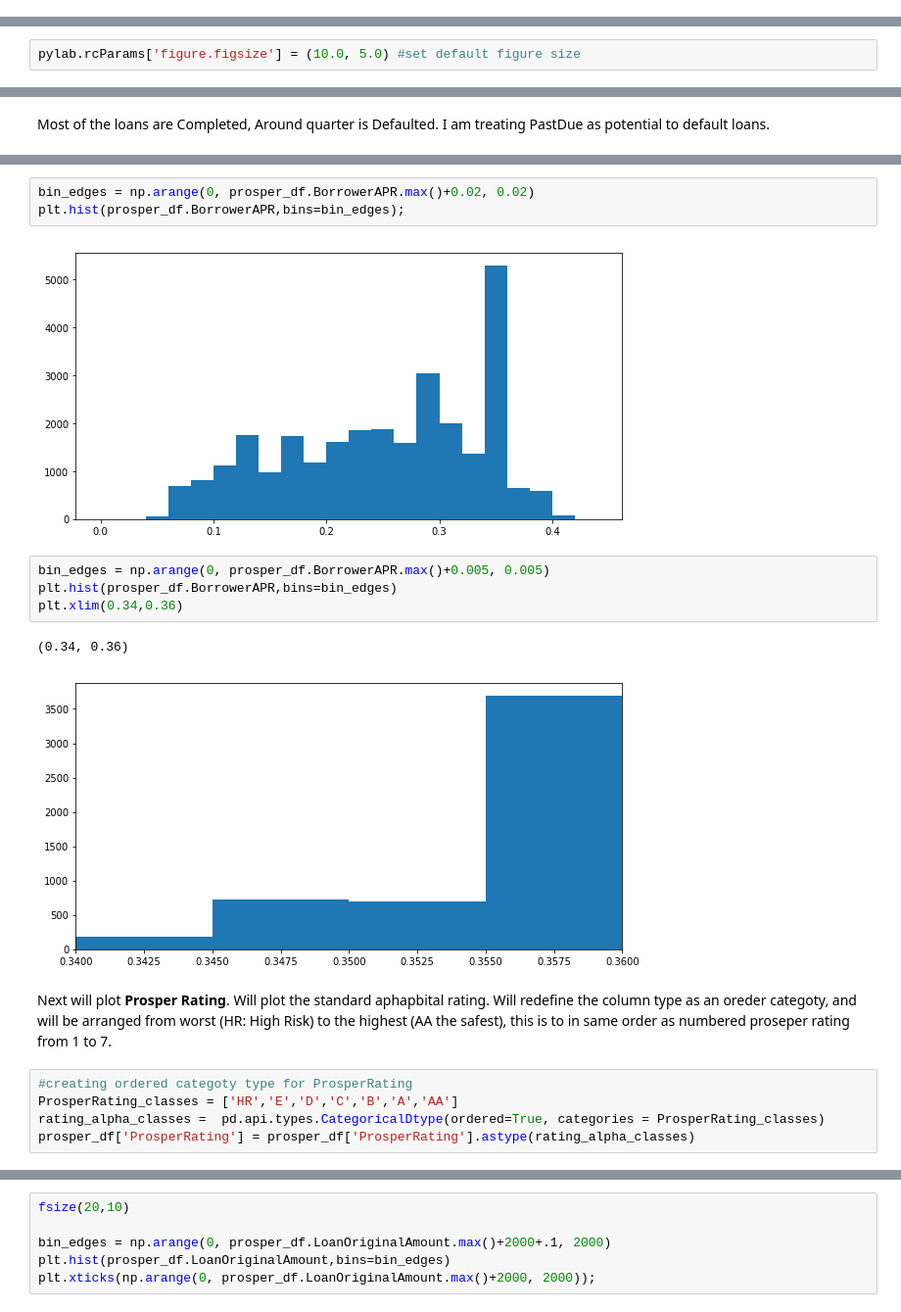
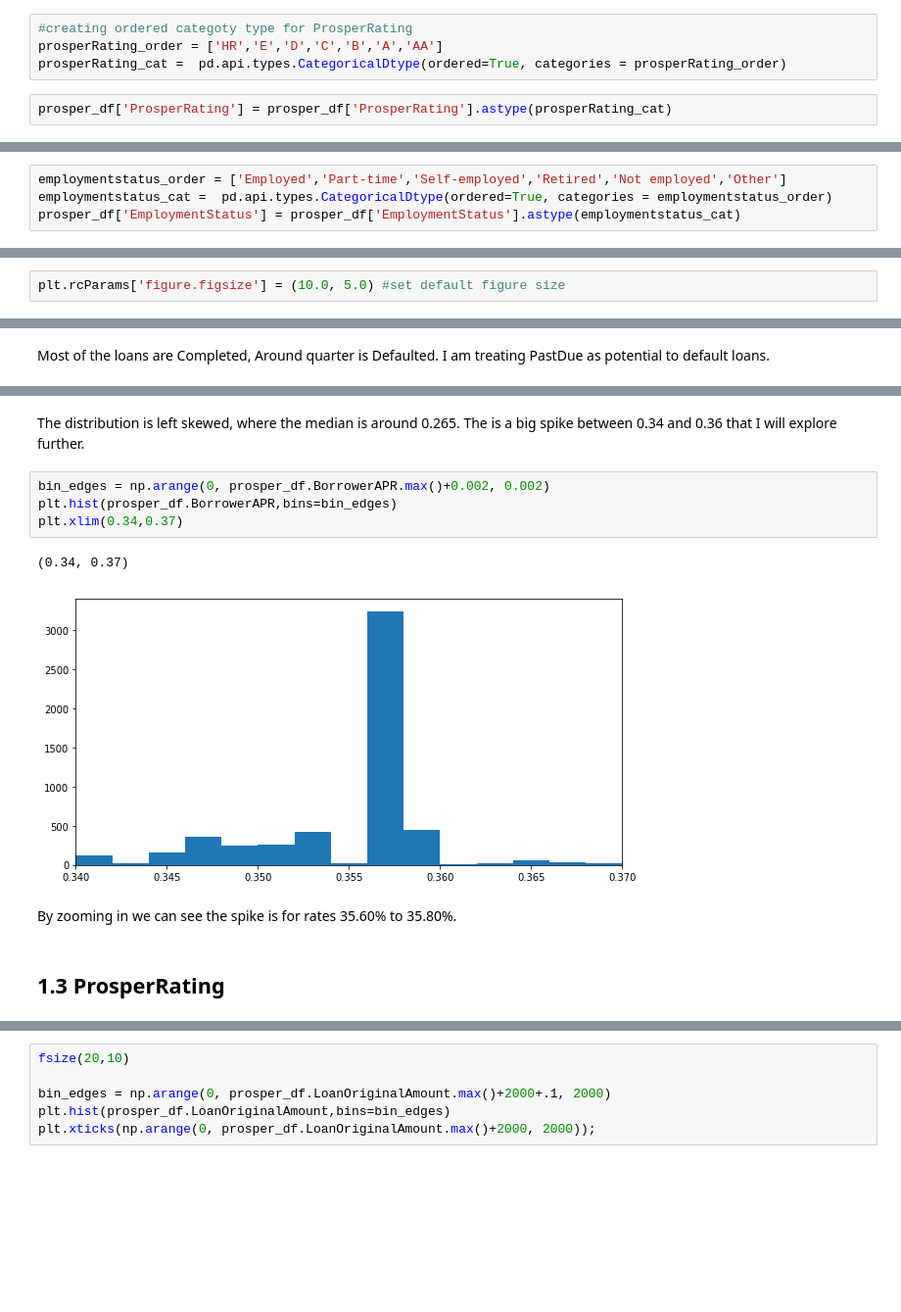
Before and after one commit to yaman-jaghbeer/Communicate-Data-Finding, a Jupyter notebook: exploration.ipynb, the cells around one changed output, grey strips where cells are left out. Shown at 98% size. Drawn from its saved outputs; the diff is of its cells as text; blank space fills up the shorter version.

```diff
--- a/exploration.ipynb
+++ b/exploration.ipynb
@@ -241,0 +270,6 @@ Name: LoanStatus, dtype: int64
+# %%
+#creating ordered categoty type for ProsperRating
+prosperRating_order = ['HR','E','D','C','B','A','AA']
+prosperRating_cat =  pd.api.types.CategoricalDtype(ordered=True, categories = prosperRating_order)
+# %%
+prosper_df['ProsperRating'] = prosper_df['ProsperRating'].astype(prosperRating_cat)
@@ -242 +295,5 @@ Name: LoanStatus, dtype: int64
+# %%
+employmentstatus_order = ['Employed','Part-time','Self-employed','Retired','Not employed','Other']
+employmentstatus_cat =  pd.api.types.CategoricalDtype(ordered=True, categories = employmentstatus_order)
+prosper_df['EmploymentStatus'] = prosper_df['EmploymentStatus'].astype(employmentstatus_cat)
 # %% [markdown]
@@ -283,7 +340,7 @@ def summary(cat_var1,cat_var2,df = prosper_df):
 def fsize(a,b):
     plt.figure(figsize=(a,b))
 # %%
-pylab.rcParams['figure.figsize'] = (10.0, 5.0) #set default figure size
+plt.rcParams['figure.figsize'] = (10.0, 5.0) #set default figure size
 # %%
 #base_color varaible will be used in several to set the color of the grapgh
 base_color = sb.color_palette()[0]
@@ -312,20 +384,14 @@ A histogram will be used.
+# %% [markdown]
+The distribution is left skewed, where the median is around 0.265.
+The is a big spike between 0.34 and 0.36 that I will explore further.
 # %%
-bin_edges = np.arange(0, prosper_df.BorrowerAPR.max()+0.02, 0.02)
-plt.hist(prosper_df.BorrowerAPR,bins=bin_edges);
+bin_edges = np.arange(0, prosper_df.BorrowerAPR.max()+0.002, 0.002)
+plt.hist(prosper_df.BorrowerAPR,bins=bin_edges)
+plt.xlim(0.34,0.37)
 # %% [output]
+(0.34, 0.37)
-[figure, old version]
+[figure, new version]
-# %%
-bin_edges = np.arange(0, prosper_df.BorrowerAPR.max()+0.005, 0.005)
-plt.hist(prosper_df.BorrowerAPR,bins=bin_edges)
-plt.xlim(0.34,0.36)
-# %% [output]
-(0.34, 0.36)
-[figure, removed]
-# %% [markdown]
-Next will plot **Prosper Rating**.
-Will plot the standard aphapbital rating. Will redefine the column type as an oreder categoty, and will be arranged from worst (HR: High Risk) to the highest (AA the safest), this is to in same order as numbered proseper rating from 1 to 7.
-# %%
-#creating ordered categoty type for ProsperRating
-ProsperRating_classes = ['HR','E','D','C','B','A','AA']
-rating_alpha_classes =  pd.api.types.CategoricalDtype(ordered=True, categories = ProsperRating_classes)
-prosper_df['ProsperRating'] = prosper_df['ProsperRating'].astype(rating_alpha_classes)
+# %% [markdown]
+By zooming in we can see the spike is for rates 35.60% to 35.80%.
+# %% [markdown]
+## 1.3 ProsperRating
```
Also changed, not shown: parts of 93 cells of this notebook.
